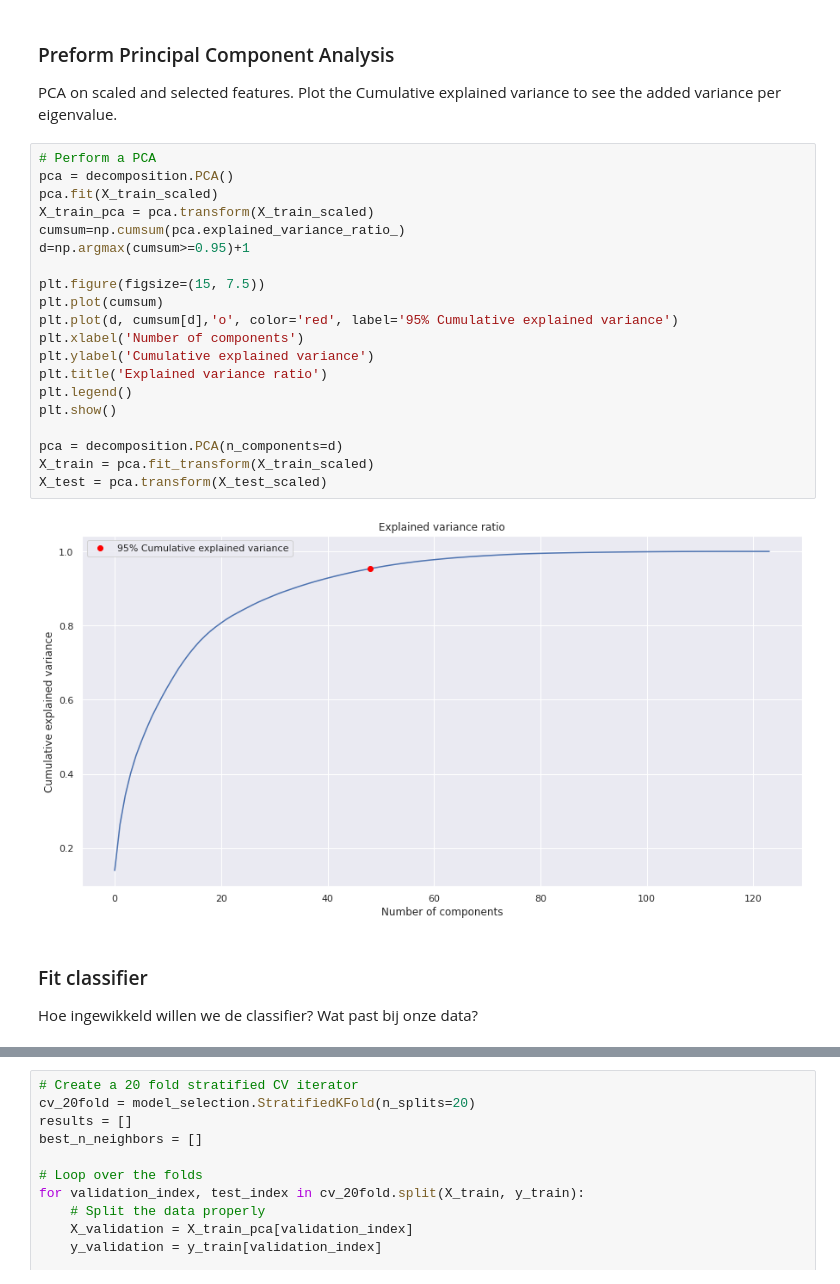
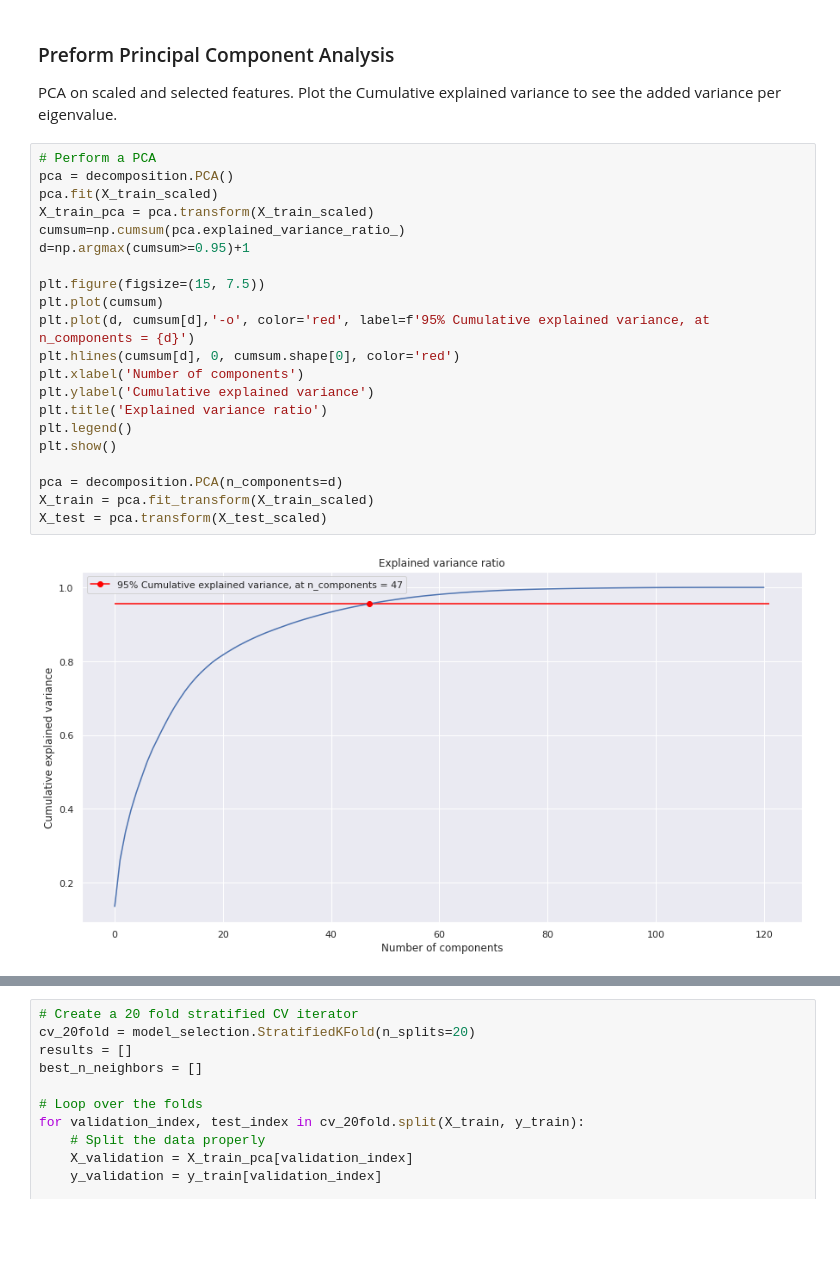
Before and after one commit to Enzo-Kerkhof/TM10007_PROJECT, a Jupyter notebook: assignment.ipynb, the cells around one changed output, grey strips where cells are left out. Drawn from its saved outputs; the diff is of its cells as text; blank space fills up the shorter version.

```diff
--- a/assignment.ipynb
+++ b/assignment.ipynb
@@ -172,27 +172,23 @@ PCA on scaled and selected features. Plot the Cumulative explained variance to s
 # %%
 # Perform a PCA
 pca = decomposition.PCA()
 pca.fit(X_train_scaled)
 X_train_pca = pca.transform(X_train_scaled)
 cumsum=np.cumsum(pca.explained_variance_ratio_)
 d=np.argmax(cumsum>=0.95)+1
 
 plt.figure(figsize=(15, 7.5))
 plt.plot(cumsum)
-plt.plot(d, cumsum[d],'o', color='red', label='95% Cumulative explained variance')
+plt.plot(d, cumsum[d],'-o', color='red', label=f'95% Cumulative explained variance, at n_components = {d}')
+plt.hlines(cumsum[d], 0, cumsum.shape[0], color='red')
 plt.xlabel('Number of components')
 plt.ylabel('Cumulative explained variance')
 plt.title('Explained variance ratio')
 plt.legend()
 plt.show()
 
 pca = decomposition.PCA(n_components=d)
 X_train = pca.fit_transform(X_train_scaled)
 X_test = pca.transform(X_test_scaled)
 # %% [output]
-[figure, old version]
+[figure, new version]
-# %% [markdown]
-
-### Fit classifier
-
-Hoe ingewikkeld willen we de classifier? Wat past bij onze data?
```
Also changed, not shown: parts of 8 cells of this notebook.
